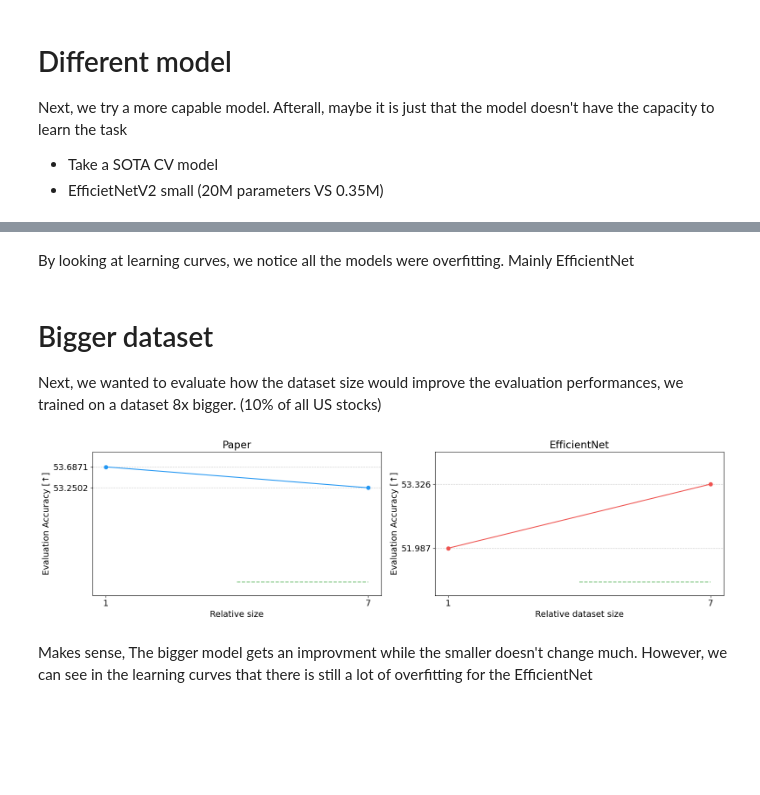
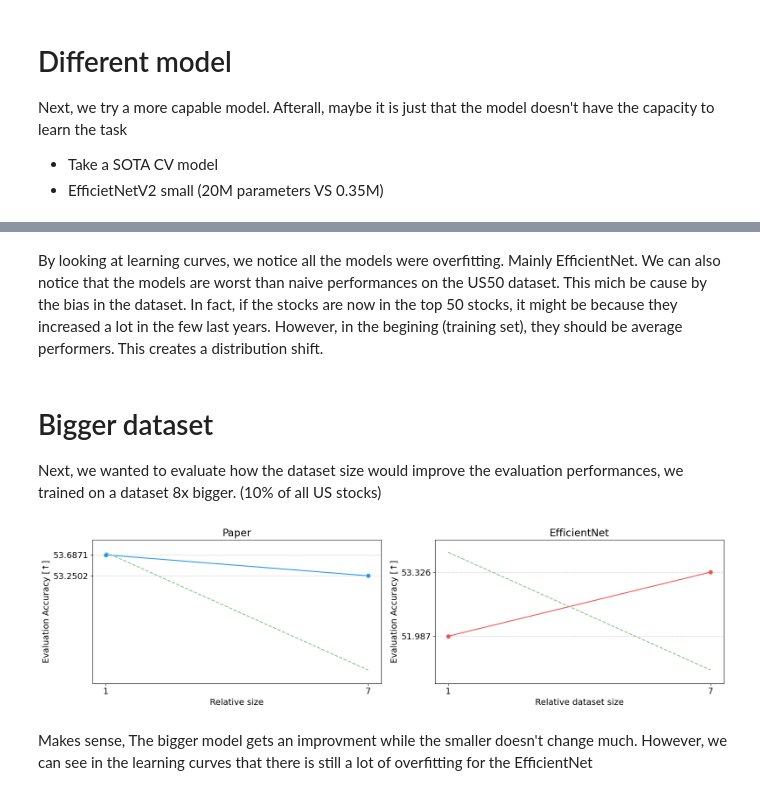
Before and after one commit to anthol42/MLSP-final_project, a Jupyter notebook: deep/notebooks/ablation.ipynb, the cells around one changed output, grey strips where cells are left out. Drawn from its saved outputs; the diff is of its cells as text; code cells hidden in the pictures; blank space fills up the shorter version.

```diff
--- a/deep/notebooks/ablation.ipynb
+++ b/deep/notebooks/ablation.ipynb
@@ -234,41 +282,41 @@ if OUT_FIGS is not None:
 # %% [markdown]
-By looking at learning curves, we notice all the models were overfitting. Mainly EfficientNet
+By looking at learning curves, we notice all the models were overfitting. Mainly EfficientNet. We can also notice that the models are worst than naive performances on the US50 dataset. This mich be cause by the bias in the dataset. In fact, if the stocks are now in the top 50 stocks, it might be because they increased a lot in the few last years. However, in the begining (training set), they should be average performers. This creates a distribution shift.
 # %% [markdown]
 # Bigger dataset
 Next, we wanted to evaluate how the dataset size would improve the evaluation performances, we trained on a dataset 8x bigger. (10% of all US stocks)
 # %%
 ds_size = [1, 7]
 runID = [16, 21]
 acc = [100 * rTable.loc[rid]["accuracy"] for rid in runID]
 fig, axs = plt.subplots(1, 2, figsize=(16, 4.5))
 axs[0].plot(ds_size, acc, marker="o", color=COLORS[0])
 axs[0].set_yticks(acc)
 axs[0].set_ylim(51, 54)
 axs[0].set_ylabel("Evaluation Accuracy [↑]")
 axs[0].set_xticks(ds_size)
 axs[0].set_xlabel("Relative size")
 axs[0].grid(axis='y')
 axs[0].set_title("Paper")
-axs[0].hlines(NAIVE_PERF["huge0.1"], 4, 7, color=COLORS[2], linestyles="--")
+axs[0].plot([1, 7], [NAIVE_PERF["smallUS"], NAIVE_PERF["huge0.1"]], color=COLORS[2], linestyle="--")
 
 runID = [17, 20]
 acc = [100 * rTable.loc[rid]["accuracy"] for rid in runID]
 axs[1].plot(ds_size, acc, marker="o", color=COLORS[1])
 axs[1].set_yticks(acc)
 axs[1].set_ylim(51, 54)
 axs[1].set_ylabel("Evaluation Accuracy [↑]")
 axs[1].set_xticks(ds_size)
 axs[1].set_xlabel("Relative dataset size")
 axs[1].grid(axis='y')
 axs[1].set_title("EfficientNet")
-axs[1].hlines(NAIVE_PERF["huge0.1"], 4, 7, color=COLORS[2], linestyles="--")
+axs[1].plot([1, 7], [NAIVE_PERF["smallUS"], NAIVE_PERF["huge0.1"]], color=COLORS[2], linestyle="--")
 plt.subplots_adjust(wspace=0.4)
 if OUT_FIGS is not None:
     # plt.subplots_adjust(bottom=0.15, left=0.20)
     plt.tight_layout()
     plt.savefig(f"{OUT_FIGS}/bigger_ds.svg")
 # %% [output]
-[figure, old version]
+[figure, new version]
 # %% [markdown]
 Makes sense, The bigger model gets an improvment while the smaller doesn't change much. However, we can see in the learning curves that there is still a lot of overfitting for the EfficientNet
 # %% [markdown]
```
Also changed, not shown: parts of 10 cells of this notebook, 1 other file.
